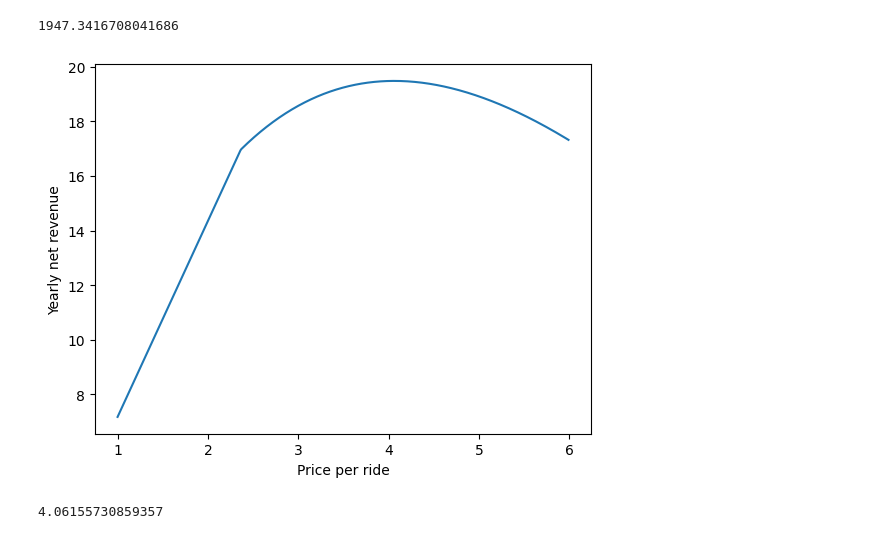
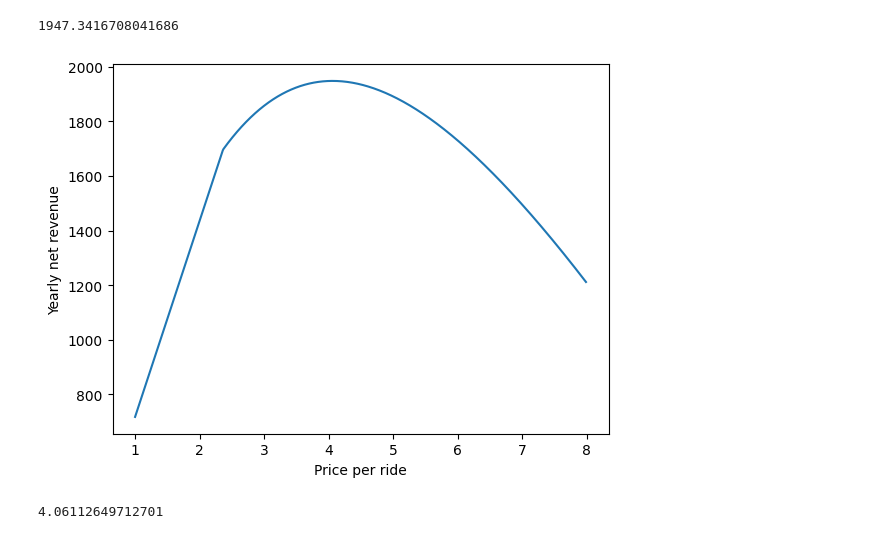
Before and after one commit to nkriman/clipboard_homeworks, a Jupyter notebook: hw1/answer.ipynb, the cells around one changed output. Cells and saved outputs as stored; diff of their text form; code cells hidden in the pictures.

```diff
--- a/hw1/answer.ipynb
+++ b/hw1/answer.ipynb
@@ -67,14 +67,35 @@ weighted_average_churn_rate(0.6)
 # We know that for a price of $6 per ride, the occupancy rate is 60%, and that for $3 per ride, the occupancy rate is 93%.
 # We can use this information to calculate the occupancy rate for any price per ride.
 
+# Let's first calculate the linear equation that describes the relationship between the price per ride and the occupancy rate
+
+# y = mx + b
+# y = occupancy_rate
+# x = price_per_ride
+# m = slope
+# b = y-intercept
+
+# m = (y2 - y1) / (x2 - x1)
+# b = y - mx
+
+def linear_equation(price_per_ride):
+    # Calculate the slope
+    m = (0.93 - 0.6) / (3 - 6)
+    # Calculate the y-intercept
+    b = 0.6 - m * 6
+    # Calculate the occupancy rate
+    return m * price_per_ride + b
+
+# Now let's consider that the minimum occupancy rate is 0% and the maximum occupancy rate is 100%.
+
 def occupancy_rate(price_per_ride):
     # If the occupancy is less than 0%, return 0%. If the occupancy is more than 100%, return 100%
-    if 0.6 + (price_per_ride - 6) * (0.93 - 0.6) / (3 - 6) <= 0:
+    if linear_equation(price_per_ride) <= 0:
         return 0
-    elif 0.6 + (price_per_ride - 6) * (0.93 - 0.6) / (3 - 6) >= 1:
+    elif linear_equation(price_per_ride) >= 1:
         return 1
     else:
-        return 0.6 + (price_per_ride - 6) * (0.93 - 0.6) / (3 - 6)
+        return linear_equation(price_per_ride)
 
 # Let's try out the function with a price per ride of $4
 occupancy_rate(4)
@@ -86,33 +107,33 @@ occupancy_rate(4)
 
 # Let's define a function to calculate the yearly net revenue for a given price per ride
 
-def yearly_net_revenue(price_per_ride):
-    return price_per_ride * MONTHLY_RIDES_RIDER * retained_customers_per_year(weighted_average_churn_rate(occupancy_rate(price_per_ride))) * occupancy_rate(price_per_ride)
+def yearly_net_revenue(price_per_ride, monthly_rides):
+    return price_per_ride * MONTHLY_RIDES_RIDER * retained_customers_per_year(weighted_average_churn_rate(occupancy_rate(price_per_ride))) * occupancy_rate(price_per_ride) * monthly_rides
 
-# Let's try out the function with a price per ride of $4 for 100 rides per month
-yearly_net_revenue(4) * 100
+# Let's try out the function with a price per ride of $4 for 100 rides per month (or the equivalent of 1 driver per month)
+yearly_net_revenue(4, MONTHLY_RIDES_DRIVER)
 # %% [output]
 1947.3416708041686
 # %%
 # Now we can plot the yearly net revenue as a function of the price per ride
 import matplotlib.pyplot as plt
 import numpy as np
 
 # Create a list of prices per ride
-price_per_ride = np.arange(1, 6, 0.01)
+price_per_ride = np.arange(1, 8, 0.01)
 
 # Calculate the yearly net revenue for each price per ride
 yearly_net_revenue_list = []
 for i in price_per_ride:
-    yearly_net_revenue_list.append(yearly_net_revenue(i))
+    yearly_net_revenue_list.append(yearly_net_revenue(i, MONTHLY_RIDES_DRIVER))
 
 # Plot the yearly net revenue as a function of the price per ride
 plt.plot(price_per_ride, yearly_net_revenue_list)
 plt.xlabel('Price per ride')
 plt.ylabel('Yearly net revenue')
 plt.show()
 # %% [output]
-[figure, old version]
+[figure, new version]
 # %%
 # Now we can optimize the price per ride to maximize the yearly net revenue
 # We can use the scipy.optimize.minimize function to find the price per ride that maximizes the yearly net revenue
@@ -120,12 +141,12 @@ plt.show()
 from scipy.optimize import minimize
 
 # Define a function that returns the negative of the yearly net revenue
-def negative_yearly_net_revenue(price_per_ride):
-    return -yearly_net_revenue(price_per_ride)
+def negative_yearly_net_revenue(price_per_ride, monthly_rides=MONTHLY_RIDES_DRIVER):
+    return -yearly_net_revenue(price_per_ride, monthly_rides)
 
 # Find the price per ride that maximizes the yearly net revenue
-result = minimize(negative_yearly_net_revenue, 3, method='SLSQP', bounds=[(1, 6)])
+result = minimize(negative_yearly_net_revenue, x0=6, method='SLSQP', bounds=[(1, 8)])
 price_per_ride_optimized = result.x[0]
 price_per_ride_optimized
 # %% [output]
-4.06155730859357
+4.06112649712701
```
